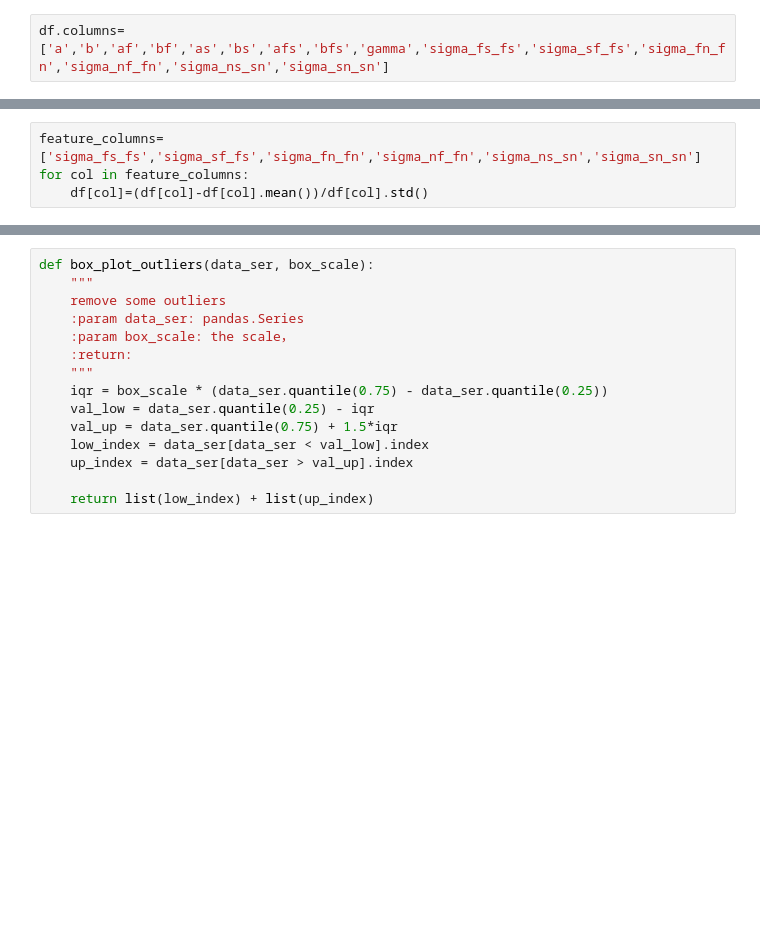
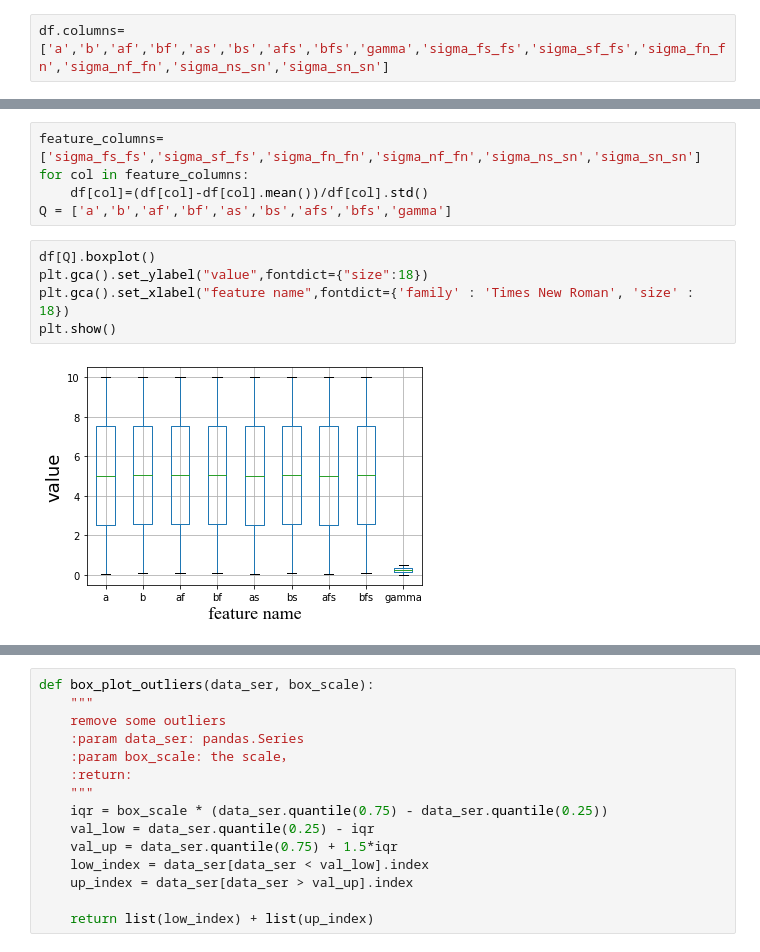
Before and after one commit to DhurimCakiqi/MSci-Project, a Jupyter notebook: m/mcode.ipynb, the cells around one changed output, grey strips where cells are left out. Cells and saved outputs as stored; diff of their text form; blank space fills up the shorter version.

```diff
--- a/m/mcode.ipynb
+++ b/m/mcode.ipynb
@@ -54,6 +60,14 @@ df.head(5)
 feature_columns=['sigma_fs_fs','sigma_sf_fs','sigma_fn_fn','sigma_nf_fn','sigma_ns_sn','sigma_sn_sn']
 for col in feature_columns:
     df[col]=(df[col]-df[col].mean())/df[col].std()
+Q = ['a','b','af','bf','as','bs','afs','bfs','gamma']
+# %%
+df[Q].boxplot()
+plt.gca().set_ylabel("value",fontdict={"size":18})
+plt.gca().set_xlabel("feature name",fontdict={'family' : 'Times New Roman', 'size' : 18})
+plt.show()
+# %% [output]
+[figure, added]
 # %%
 df[feature_columns].boxplot()
 plt.gca().set_ylabel("value",fontdict={"size":18})
```
Also changed, not shown: parts of 30 cells of this notebook, 49 other files.
